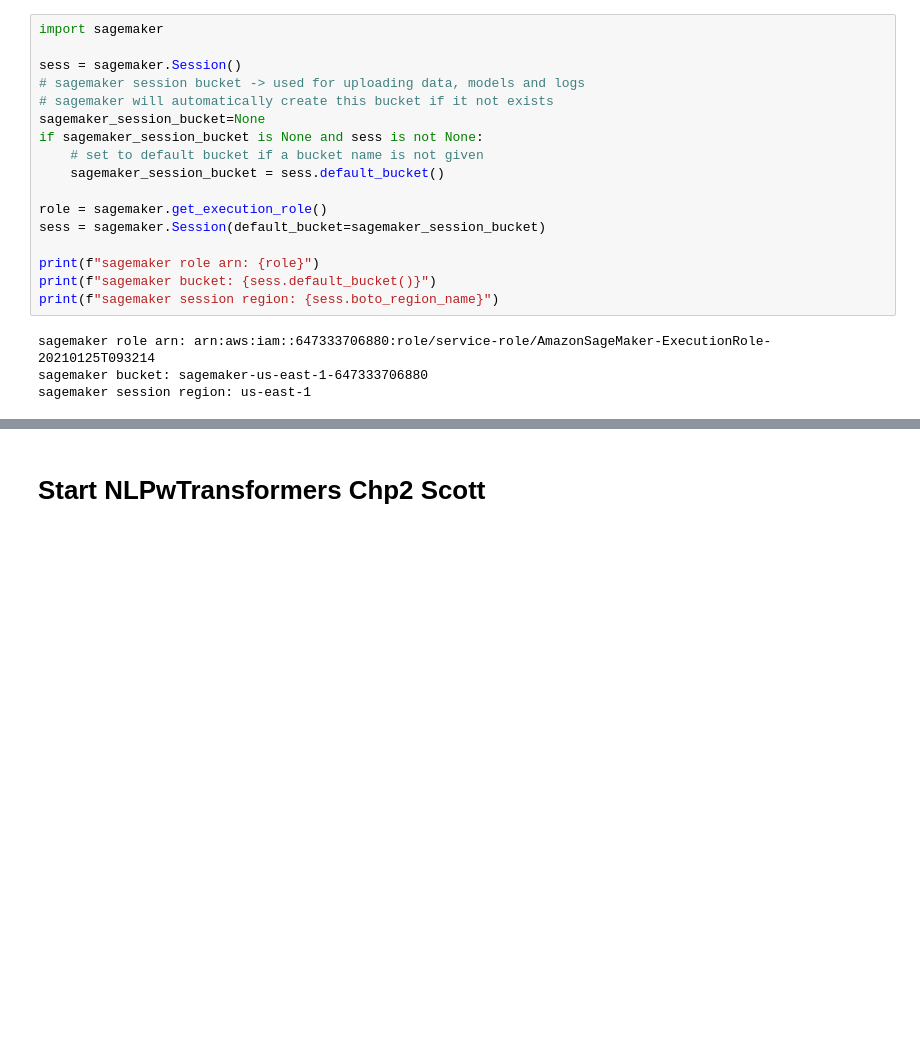
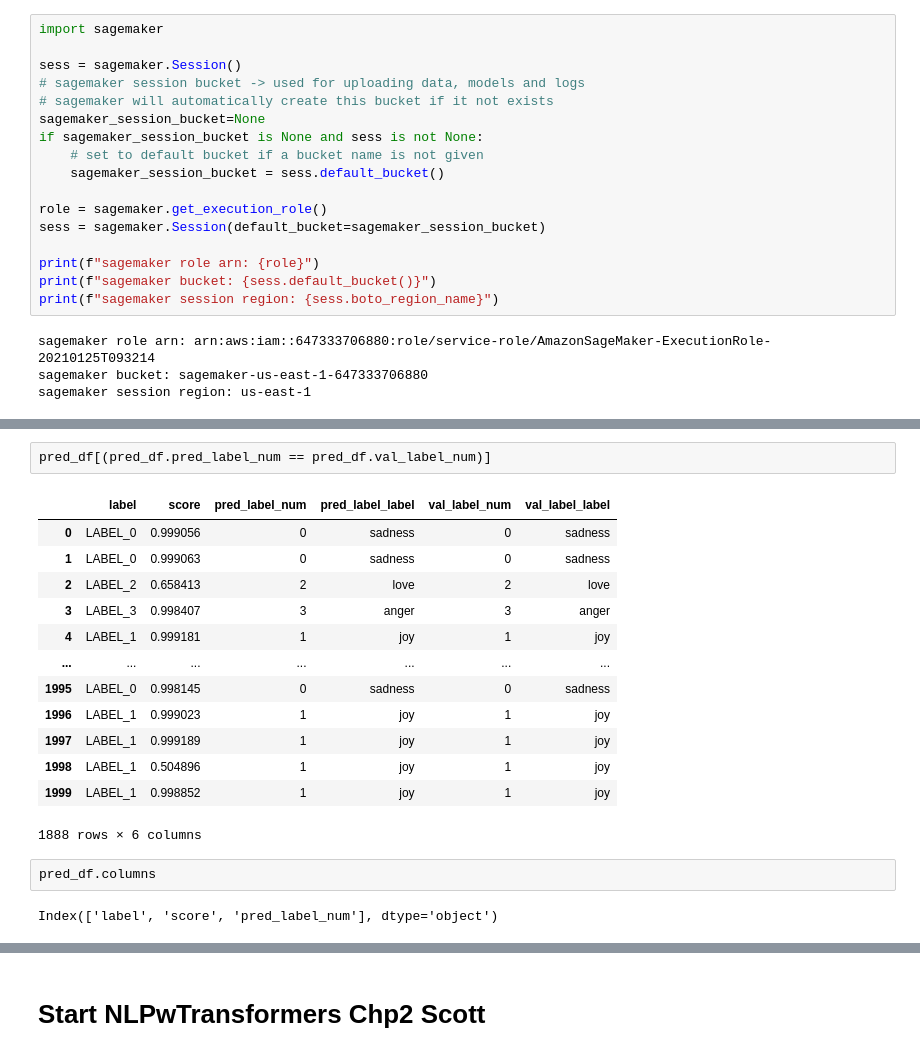
Before and after one commit to bdonkey/HuggingFacenotebooks, a Jupyter notebook: sagemaker/ss_01_getting_started_pytorch/ssNlpWTch2.ipynb, the cells around one changed output, grey strips where cells are left out. Cells and saved outputs as stored; diff of their text form; blank space fills up the shorter version.

```diff
--- a/sagemaker/ss_01_getting_started_pytorch/ssNlpWTch2.ipynb
+++ b/sagemaker/ss_01_getting_started_pytorch/ssNlpWTch2.ipynb
@@ -85,0 +518,20 @@ sagemaker session region: us-east-1
+# %%
+pred_df[(pred_df.pred_label_num == pred_df.val_label_num)]
+# %% [output]
+|  | label | score | pred_label_num | pred_label_label | val_label_num | val_label_label |
+| 0 | LABEL_0 | 0.999056 | 0 | sadness | 0 | sadness |
+| 1 | LABEL_0 | 0.999063 | 0 | sadness | 0 | sadness |
+| 2 | LABEL_2 | 0.658413 | 2 | love | 2 | love |
+| 3 | LABEL_3 | 0.998407 | 3 | anger | 3 | anger |
+| 4 | LABEL_1 | 0.999181 | 1 | joy | 1 | joy |
+| ... | ... | ... | ... | ... | ... | ... |
+| 1995 | LABEL_0 | 0.998145 | 0 | sadness | 0 | sadness |
+| 1996 | LABEL_1 | 0.999023 | 1 | joy | 1 | joy |
+| 1997 | LABEL_1 | 0.999189 | 1 | joy | 1 | joy |
+| 1998 | LABEL_1 | 0.504896 | 1 | joy | 1 | joy |
+| 1999 | LABEL_1 | 0.998852 | 1 | joy | 1 | joy |
+1888 rows × 6 columns
+# %%
+pred_df.columns
+# %% [output]
+Index(['label', 'score', 'pred_label_num'], dtype='object')
```
Also changed, not shown: parts of 61 cells of this notebook, 13 other files.
